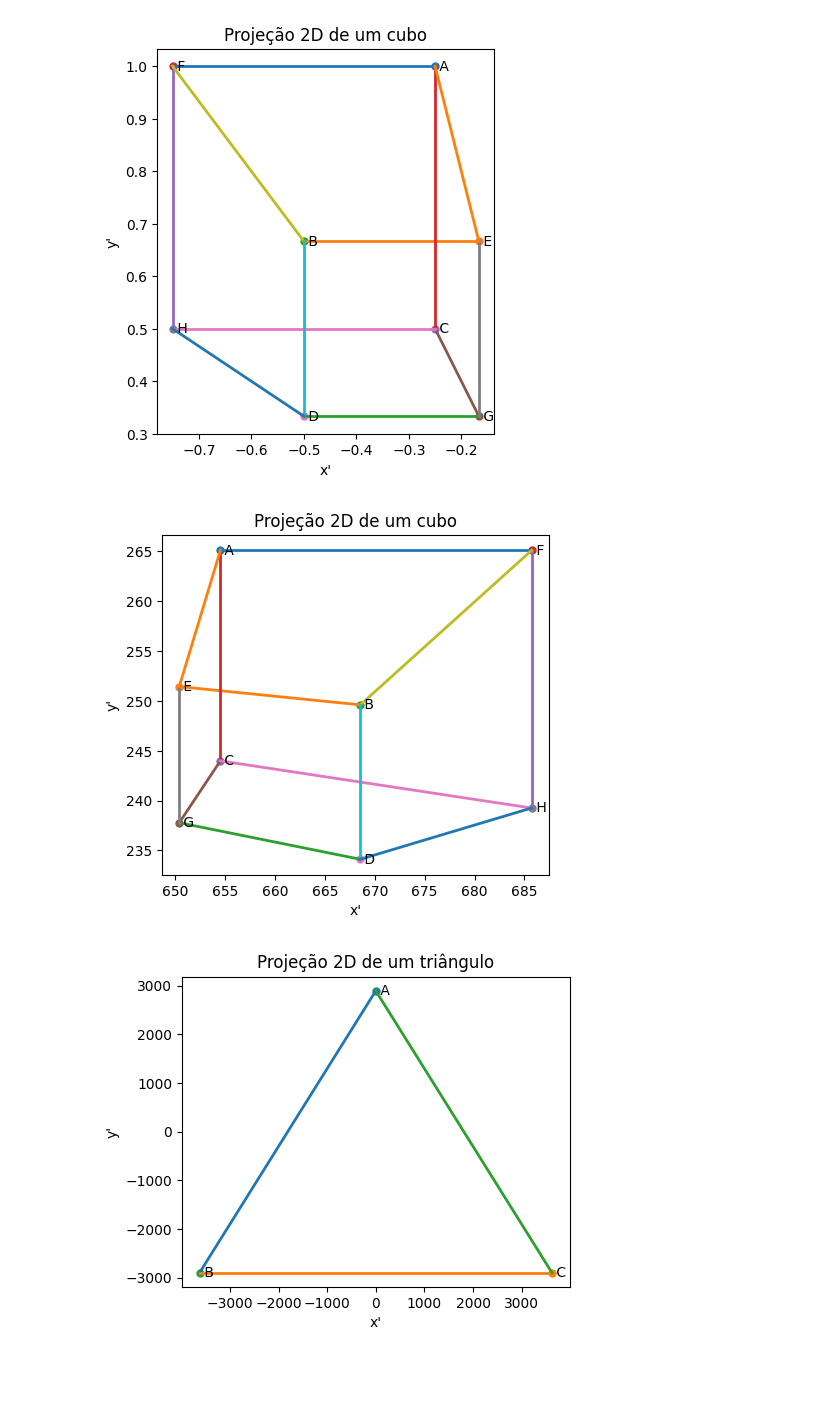
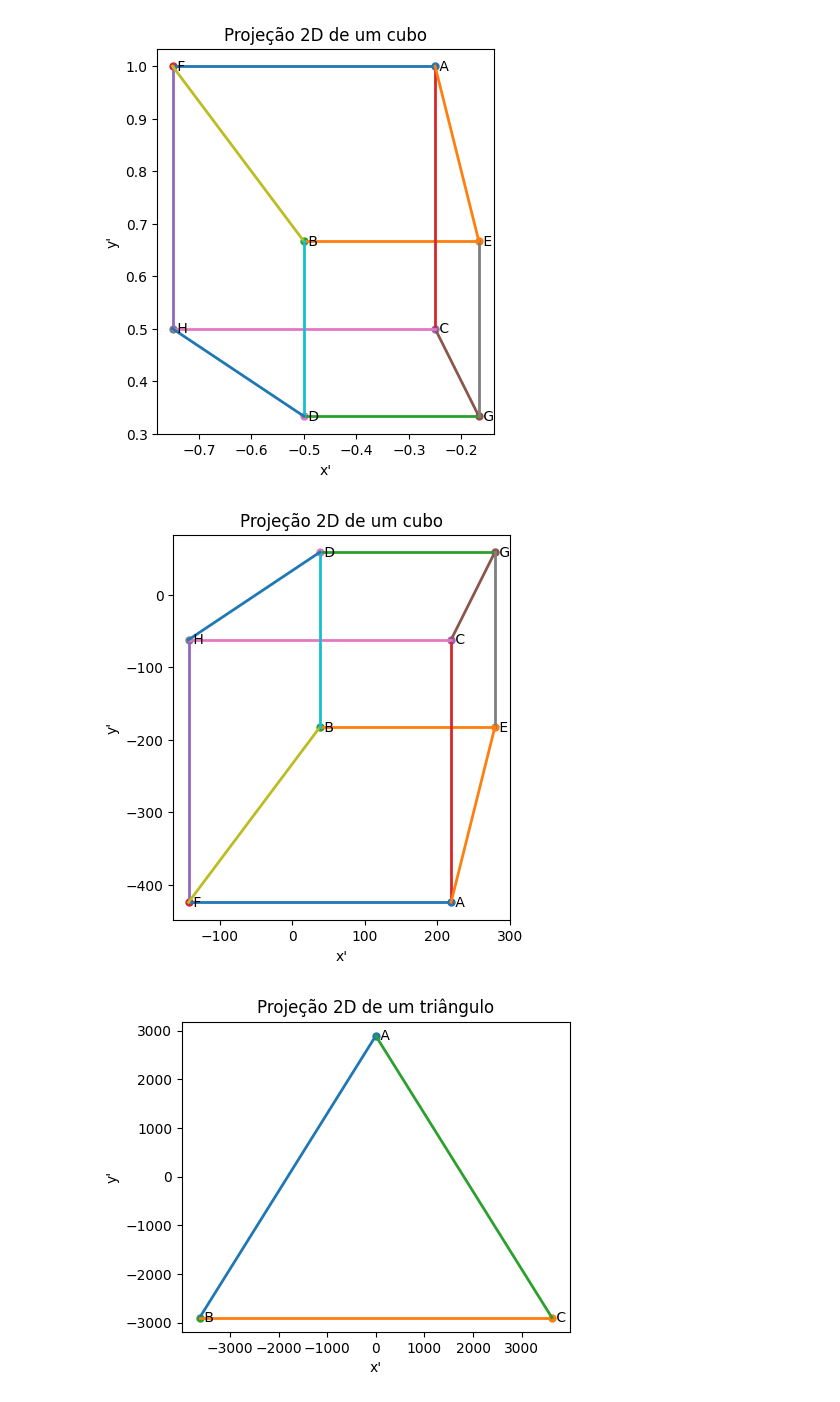
Before and after one commit to alfredjynx/Renderizador, a Jupyter notebook: test.ipynb, the cells around one changed output. Drawn from its saved outputs; the diff is of its cells as text; code cells hidden in the pictures; blank space fills up the shorter version.

```diff
--- a/test.ipynb
+++ b/test.ipynb
@@ -153,7 +153,7 @@ def screen_transformation(W,H):
 
 
 position = [-2, 3, -5]
-orientation = [0.0, -1.0, 0.0, 3.1415]
+orientation = [0.0, 0.0, 0.0, 0.0]
 fieldOfView = 0.7853981633974483
 
 aspect = width/height
@@ -180,34 +180,34 @@ translation = translation_matrix(position[0], position[1], position[2])
 rot = rotation_matrix(orientation[0], orientation[1], orientation[2], orientation[3])
 
 cubo_projetado = screen_transformation(width, height) @ perspective_matrix(far, near, right, top) @ np.linalg.inv(rot) @ translation @ cubo
 
 edges = [
     ("A","F"), ("B","E"), ("G","D"), ("C","A"),
     ("H","F"), ("C","G"), ("C","H"), ("G","E"),
     ("B","F"), ("B","D"), ("D","H"), ("A","E"),
 ]
 
 labels = ["A", "E", "B", "F", "C", "G", "D", "H"]
 
 pts = {lbl: (cubo_projetado[0][i]/cubo_projetado[3][i], cubo_projetado[1][i]/cubo_projetado[3][i]) for i, lbl in enumerate(labels)}
 
 fig, ax = plt.subplots(figsize=(5, 5))
 for u, v in edges:
     x0, y0 = pts[u]
     x1, y1 = pts[v]
     ax.plot([x0, x1], [y0, y1], linewidth=2)
 
 for lbl, (x, y) in pts.items():
     ax.scatter([x], [y], s=25)
     ax.text(x, y, f" {lbl}", va="center", ha="left")
 
 ax.set_aspect("equal", adjustable="box")
 ax.set_xlabel("x'")
 ax.set_ylabel("y'")
 ax.set_title("Projeção 2D de um cubo")
 plt.show()
 # %% [output]
-[figure, old version]
+[figure, new version]
 # %%
 import numpy as np
 import matplotlib.pyplot as plt
```
